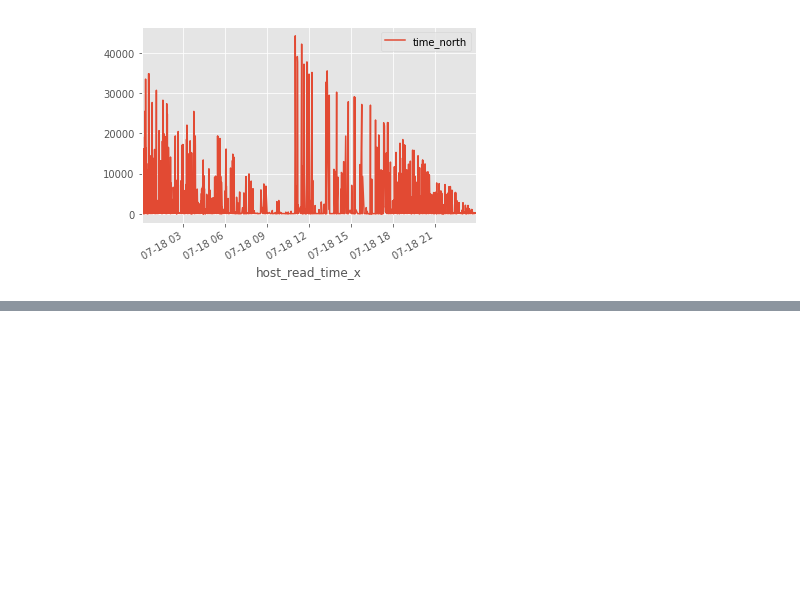
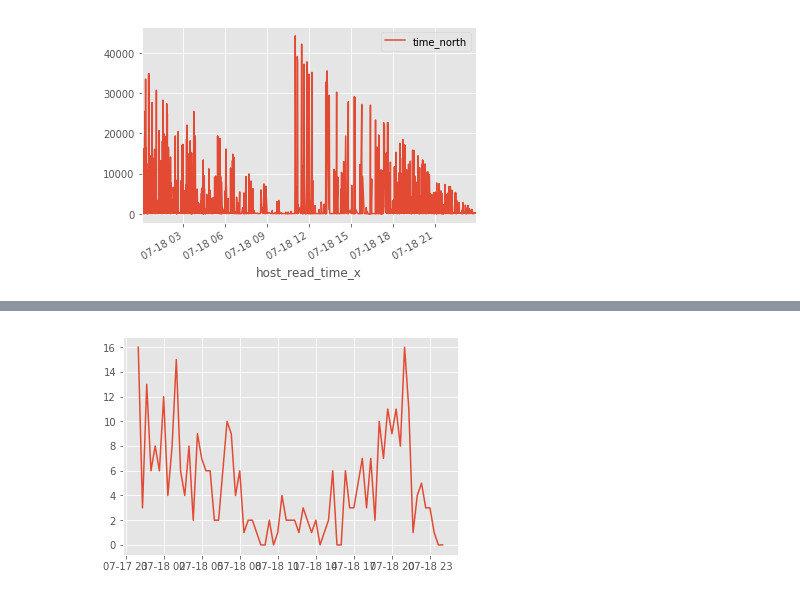
Before and after one commit to codestar12/hackathon-hooli, a Jupyter notebook: Traffic Analytics.ipynb, the cells around one changed output, grey strips where cells are left out. Cells and saved outputs as stored; diff of their text form; code cells hidden in the pictures; blank space fills up the shorter version.

```diff
--- a/Traffic Analytics.ipynb
+++ b/Traffic Analytics.ipynb
@@ -168,0 +103,4 @@ northbound['host_read_time_x'].tolist()
+# %%
+density_by_time(southbound, 'host_read_time_y', 'host_read_time_x', timedelta(minutes=20))
+# %% [output]
+[figure, added]
```
Also changed, not shown: parts of 16 cells of this notebook.
